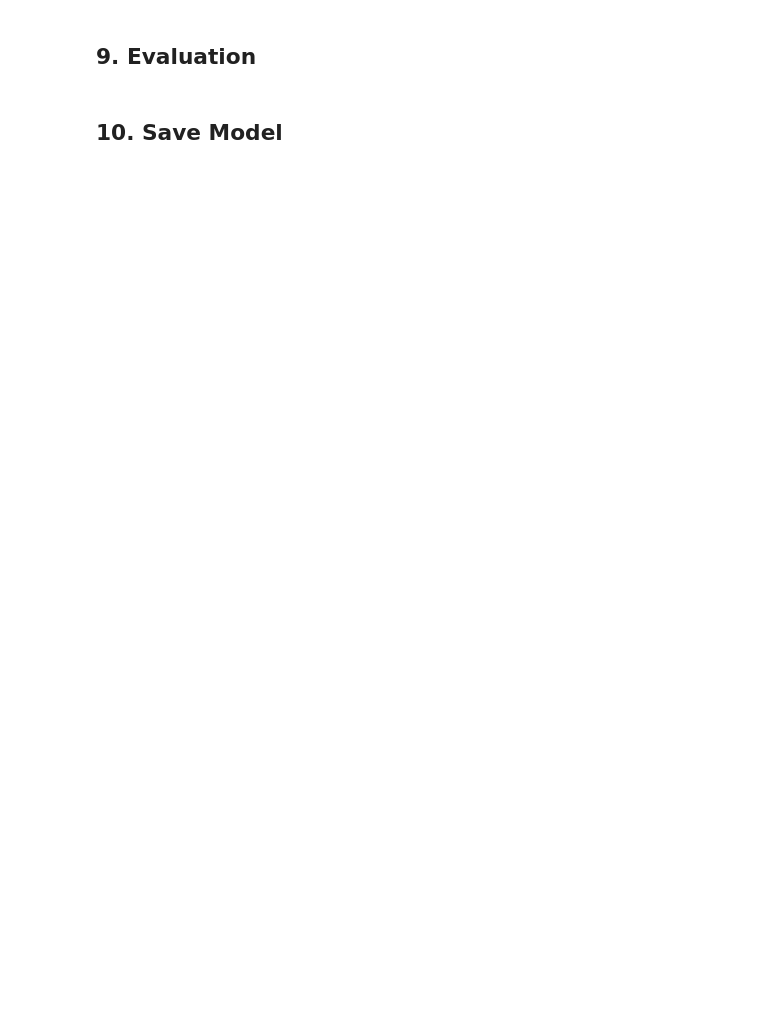
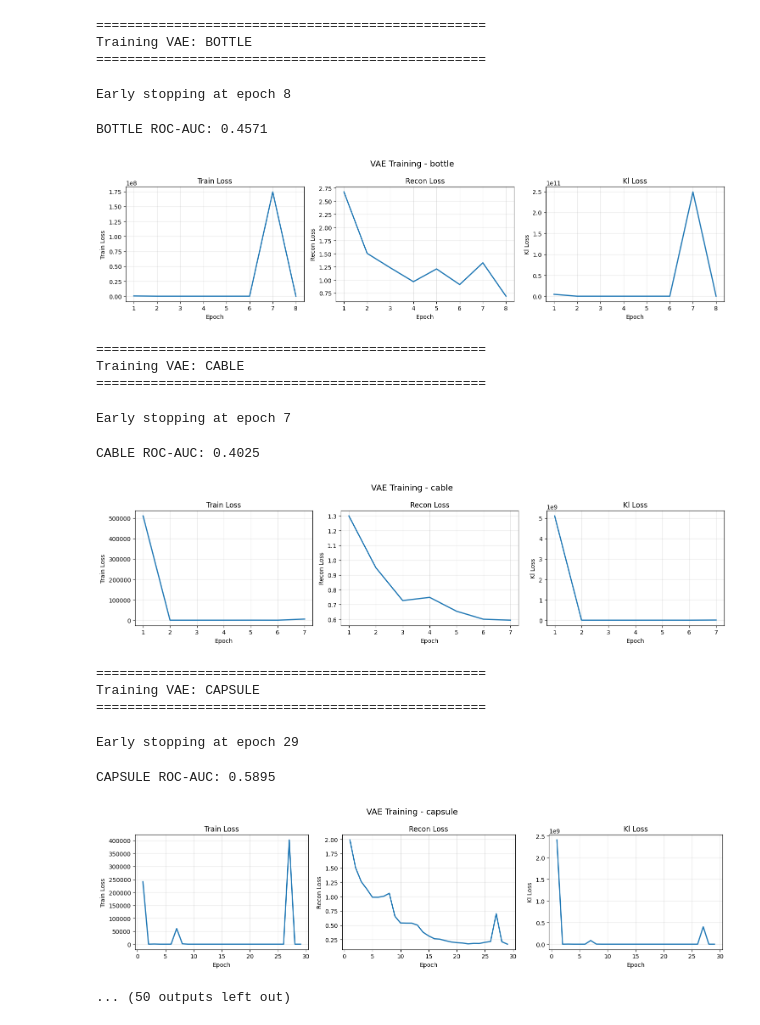
Before and after one commit to md-hameem/industrial-defect-detection, a Jupyter notebook: notebooks/02_train_vae.ipynb, the cells around one changed output. Cells and saved outputs as stored; diff of their text form; code cells hidden in the pictures; blank space fills up the shorter version.

Commit message:
feat: Add VAE training notebook for MVTec AD categories with KL annealing, generating training curves and results.

```diff
--- a/notebooks/02_train_vae.ipynb
+++ b/notebooks/02_train_vae.ipynb
@@ -66,11 +39,19 @@ print(f"Test samples: {len(test_dataset)}")
-# %%
-model = create_vae(
-    channels=CONFIG['channels'],
-    latent_dim=CONFIG['latent_dim'],
-    beta=CONFIG['beta']
-)
-
-print(f"VAE Model")
-print(f"Latent dimension: {CONFIG['latent_dim']}")
-print(f"Beta (KL weight): {CONFIG['beta']}")
-print(f"Parameters: {sum(p.numel() for p in model.parameters()):,}")
+# %%
+CONFIG = {
+    'batch_size': 16,
+    'num_epochs': 50,
+    'learning_rate': 1e-3,
+    'weight_decay': 1e-5,
+    'latent_dim': 128,
+    'beta_max': 0.001,  # Final KL weight (very small to prioritize reconstruction)
+    'beta_warmup_epochs': 10,  # Epochs to linearly increase beta from 0 to beta_max
+    'patience': 5,
+    'save_every': 10,
+}
+
+# Select categories to train
+CATEGORIES_TO_TRAIN = MVTEC_CATEGORIES
+# CATEGORIES_TO_TRAIN = ['bottle']  # Uncomment for testing
+
+print(f"Categories to train: {len(CATEGORIES_TO_TRAIN)}")
+print(f"Beta max: {CONFIG['beta_max']} (with {CONFIG['beta_warmup_epochs']} epoch warmup)")
@@ -245,2 +168,0 @@ plt.show()
-# %% [markdown]
-## 9. Evaluation
@@ -279,2 +168,0 @@ plt.show()
-# %% [markdown]
-## 10. Save Model
@@ -296,0 +169,34 @@ print(f"ROC-AUC: {auc:.4f}")
+# %%
+results = []
+
+for category in CATEGORIES_TO_TRAIN:
+    res = train_vae_category(category)
+    if res:
+        results.append(res)
+
+# Summary
+df_results = pd.DataFrame(results)
+if not df_results.empty:
+    print("\n=== VAE Results ===")
+    display(df_results)
+    df_results.to_csv(OUTPUTS_DIR / 'vae_mvtec_results.csv', index=False)
+# %% [output]
+==================================================
+Training VAE: BOTTLE
+==================================================
+Early stopping at epoch 8
+BOTTLE ROC-AUC: 0.4571
+[figure, added]
+==================================================
+Training VAE: CABLE
+==================================================
+Early stopping at epoch 7
+CABLE ROC-AUC: 0.4025
+[figure, added]
+==================================================
+Training VAE: CAPSULE
+==================================================
+Early stopping at epoch 29
+CAPSULE ROC-AUC: 0.5895
+[figure, added]
+... (50 outputs left out)
```
Also changed, not shown: parts of 23 cells of this notebook, 14 other files.
